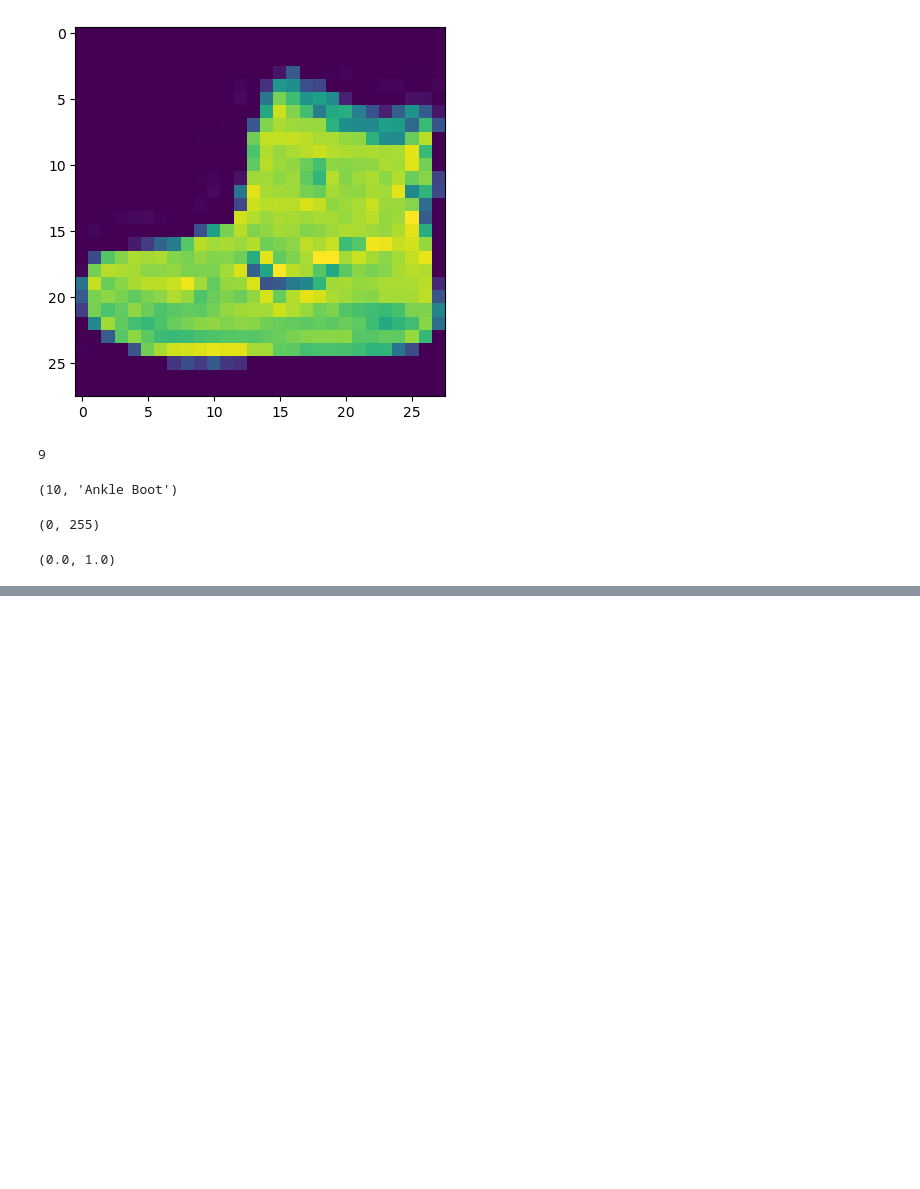
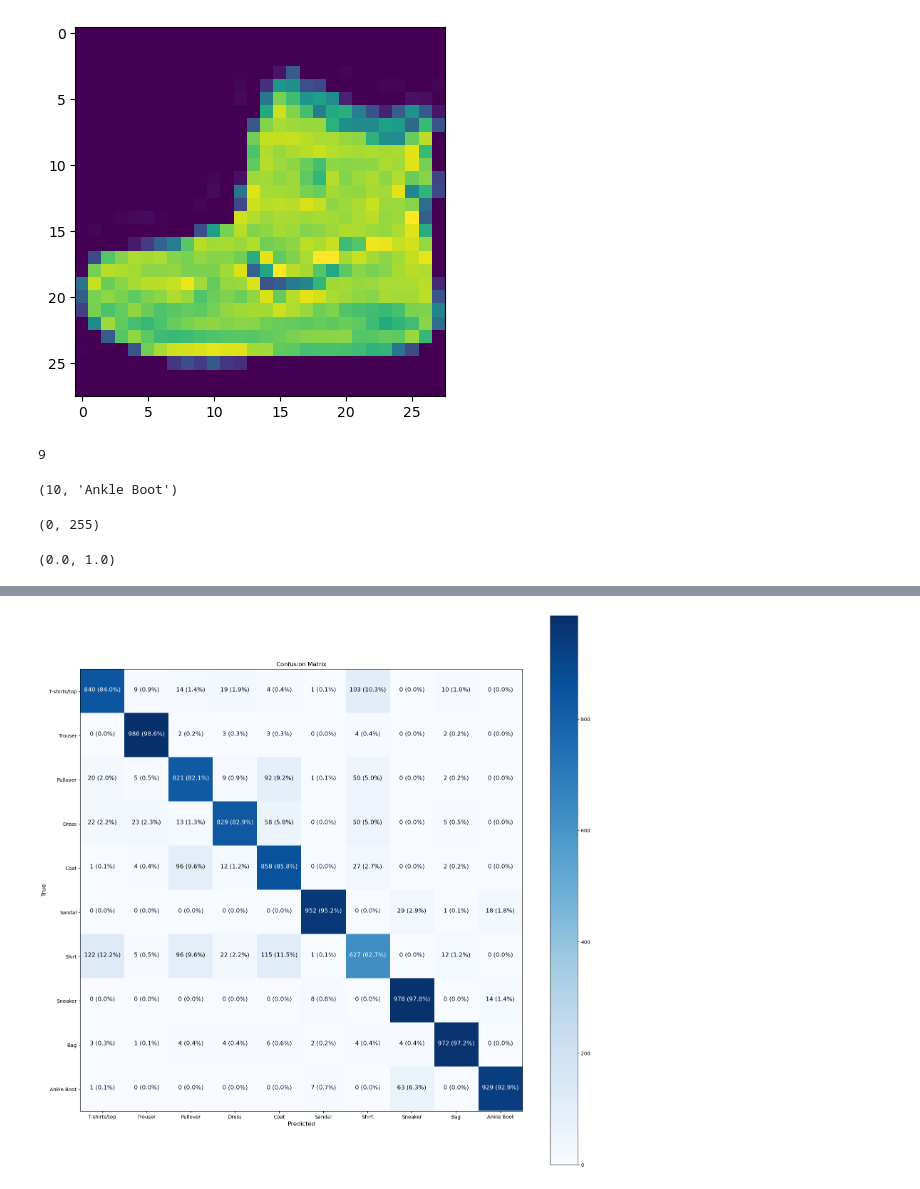
Before and after one commit to teragrammer/data-science-and-machine-learning-cheat-sheet, a Jupyter notebook: tensorflow/review/projects/mnist-fashion-classifier.ipynb, the cells around one changed output, grey strips where cells are left out. Drawn from its saved outputs; the diff is of its cells as text; code cells hidden in the pictures; blank space fills up the shorter version.

```diff
--- a/tensorflow/review/projects/mnist-fashion-classifier.ipynb
+++ b/tensorflow/review/projects/mnist-fashion-classifier.ipynb
@@ -158,0 +161,4 @@ if enabled_learning_rate_callback:
+# %%
+y_preds = model.predict(test_data_norm)
+y_preds = y_preds.argmax(axis=1) # convert to integer
+y_preds[:3], class_names[y_preds[0]] # check the prediction class name
@@ -158,0 +186,46 @@ if enabled_learning_rate_callback:
+# %%
+figsize = (20, 20)
+
+# create the confusion matrix
+cm = confusion_matrix(test_labels, y_preds)
+cm_norm = cm.astype("float") / cm.sum(axis=1)[:, np.newaxis] # normalize our confusion matrix
+n_classes = cm.shape[0]
+
+# prettify it
+fig, ax = plt.subplots(figsize=figsize)
+# create a matrix plot
+cax = ax.matshow(cm, cmap=plt.cm.Blues)
+fig.colorbar(cax)
+
+# create classes
+labels = class_names
+
+# label the axes
+ax.set(title="Confusion Matrix",
+      xlabel="Predicted",
+      ylabel="True",
+      xticks=np.arange(n_classes),
+      yticks=np.arange(n_classes),
+      xticklabels=labels,
+      yticklabels=labels)
+
+# set x-axis labels to bottom
+ax.xaxis.set_label_position("bottom")
+ax.xaxis.tick_bottom()
+
+# adjust label size
+ax.yaxis.label.set_size(12)
+ax.xaxis.label.set_size(12)
+ax.title.set_size(12)
+
+# set threshold for different colors
+threshold = (cm.max() + cm.min()) / 2
+
+# plot the test on each cell
+for i, j in itertools.product(range(cm.shape[0]), range(cm.shape[1])):
+    plt.text(j, i, f"{cm[i, j]} ({cm_norm[i, j] * 100:.1f}%)",
+             horizontalalignment="center",
+             color="white" if cm[i, j] > threshold else "black",
+             size=12)
+# %% [output]
+[figure, added]
```
Also changed, not shown: parts of 16 cells of this notebook, 1 other file.
